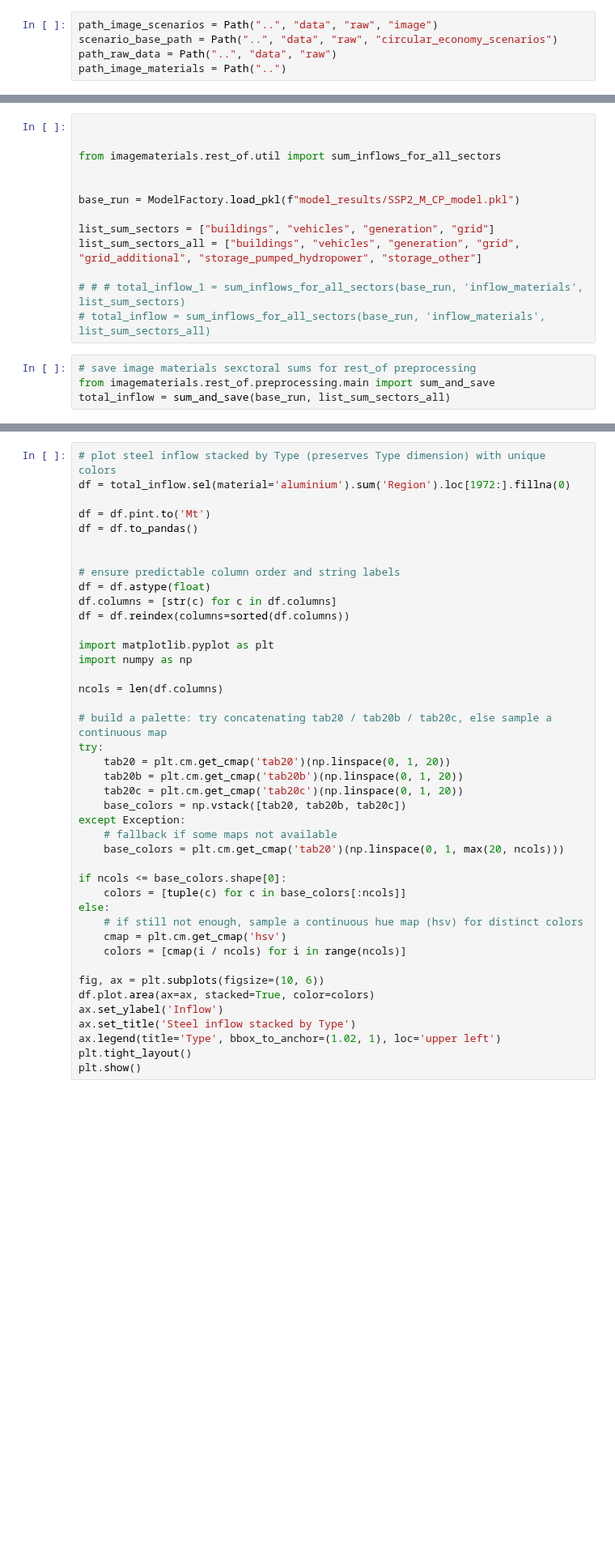
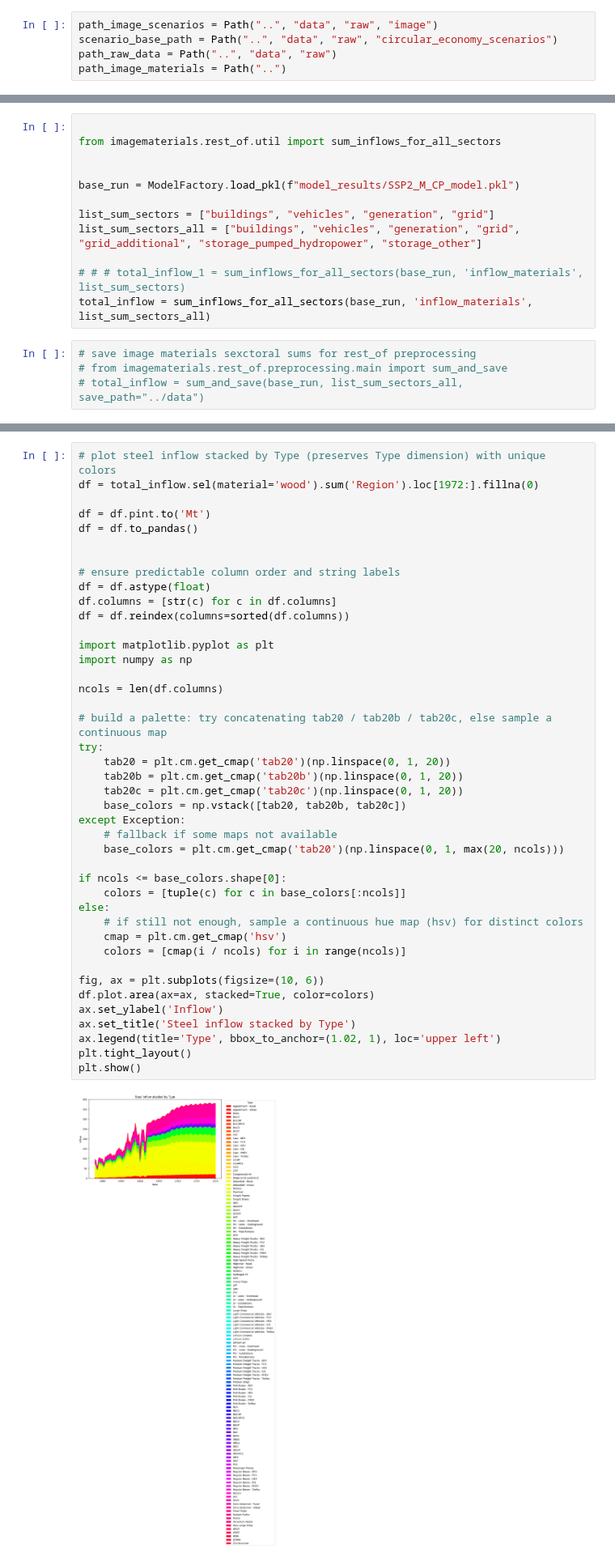
Before and after one commit to imagepbl/image-materials, a Jupyter notebook: examples/rest_of.ipynb, the cells around one changed output, grey strips where cells are left out. Shown at 81% size. Drawn from its saved outputs; the diff is of its cells as text; blank space fills up the shorter version.

```diff
--- a/examples/rest_of.ipynb
+++ b/examples/rest_of.ipynb
@@ -119,7 +119,6 @@ for scen_id, (climate_scen, circular_scen) in scenario_list.items():
         model.simulate(simulation_timeline)
         model.save_pkl(f'model_results/{scen_id}_model.pkl')
 # %%
-
 
 from imagematerials.rest_of.util import sum_inflows_for_all_sectors
 
@@ -130,8 +129,8 @@ list_sum_sectors = ["buildings", "vehicles", "generation", "grid"]
 list_sum_sectors_all = ["buildings", "vehicles", "generation", "grid", "grid_additional", "storage_pumped_hydropower", "storage_other"]
 
 # # # total_inflow_1 = sum_inflows_for_all_sectors(base_run, 'inflow_materials', list_sum_sectors)
-# total_inflow = sum_inflows_for_all_sectors(base_run, 'inflow_materials', list_sum_sectors_all)
+total_inflow = sum_inflows_for_all_sectors(base_run, 'inflow_materials', list_sum_sectors_all)
 # %%
 # save image materials sexctoral sums for rest_of preprocessing
-from imagematerials.rest_of.preprocessing.main import sum_and_save
-total_inflow = sum_and_save(base_run, list_sum_sectors_all)
+# from imagematerials.rest_of.preprocessing.main import sum_and_save
+# total_inflow = sum_and_save(base_run, list_sum_sectors_all, save_path="../data")
@@ -138,6 +142,6 @@ total_inflow = sum_and_save(base_run, list_sum_sectors_all)
 # %%
 # plot steel inflow stacked by Type (preserves Type dimension) with unique colors
-df = total_inflow.sel(material='aluminium').sum('Region').loc[1972:].fillna(0)
+df = total_inflow.sel(material='wood').sum('Region').loc[1972:].fillna(0)
 
 df = df.pint.to('Mt')
 df = df.to_pandas()
@@ -150,30 +154,32 @@ df = df.reindex(columns=sorted(df.columns))
 
 import matplotlib.pyplot as plt
 import numpy as np
 
 ncols = len(df.columns)
 
 # build a palette: try concatenating tab20 / tab20b / tab20c, else sample a continuous map
 try:
     tab20 = plt.cm.get_cmap('tab20')(np.linspace(0, 1, 20))
     tab20b = plt.cm.get_cmap('tab20b')(np.linspace(0, 1, 20))
     tab20c = plt.cm.get_cmap('tab20c')(np.linspace(0, 1, 20))
     base_colors = np.vstack([tab20, tab20b, tab20c])
 except Exception:
     # fallback if some maps not available
     base_colors = plt.cm.get_cmap('tab20')(np.linspace(0, 1, max(20, ncols)))
 
 if ncols <= base_colors.shape[0]:
     colors = [tuple(c) for c in base_colors[:ncols]]
 else:
     # if still not enough, sample a continuous hue map (hsv) for distinct colors
     cmap = plt.cm.get_cmap('hsv')
     colors = [cmap(i / ncols) for i in range(ncols)]
 
 fig, ax = plt.subplots(figsize=(10, 6))
 df.plot.area(ax=ax, stacked=True, color=colors)
 ax.set_ylabel('Inflow')
 ax.set_title('Steel inflow stacked by Type')
 ax.legend(title='Type', bbox_to_anchor=(1.02, 1), loc='upper left')
 plt.tight_layout()
 plt.show()
+# %% [output]
+[figure, added]
```
Also changed, not shown: parts of 2 cells of this notebook.
